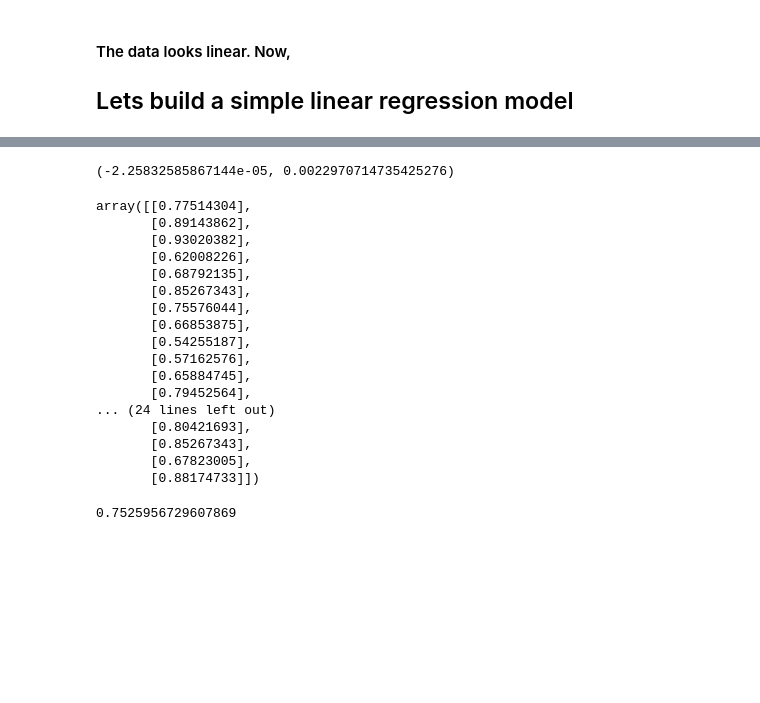
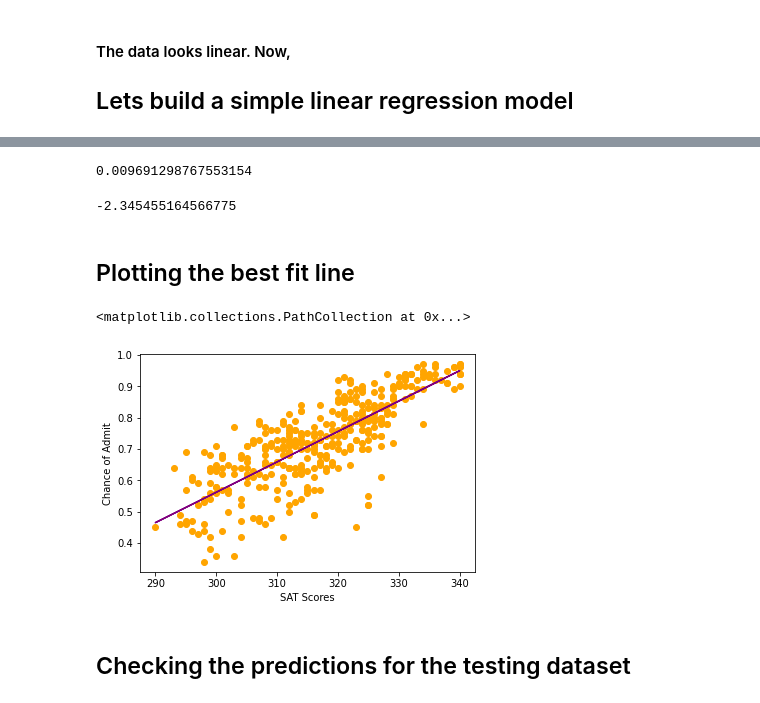
Before and after one commit to vedant-jad99/51-days-of-ML, a Jupyter notebook: Simple linear regression project/slr.ipynb, the cells around one changed output, grey strips where cells are left out. Drawn from its saved outputs; the diff is of its cells as text; code cells hidden in the pictures; blank space fills up the shorter version.

```diff
--- a/Simple linear regression project/slr.ipynb
+++ b/Simple linear regression project/slr.ipynb
@@ -127,0 +88,23 @@ class SimpleLinearRegression:
+# %%
+class SimpleLinearRegression:
+    def __init__(self, lr=0.001, epoch=10000, optimizer='grad'):
+        self.weight = 0.0
+        self.constant = 0.0
+        self.learning_rate = lr
+        self.epochs = epoch
+        self.optimizer = optimizer
+    def fit(self, X, y):
+        N = len(X)
+        maximum = max(X)
+        X = X/maximum
+        for _ in range(self.epochs):
+            y_pred = self.weight * X + self.constant
+            self.grad_descent(X, y, y_pred, N)
+        self.weight = self.weight/maximum
+    def predict(self, X):
+        return self.weight * X + self.constant
+    def grad_descent(self, X, y, y_pred, N):
+        dw = (y_pred - y).dot(X)
+        db = np.array(sum((y_pred - y)))
+        self.weight -= self.learning_rate * dw
+        self.constant -= self.learning_rate * db
@@ -132,31 +123,23 @@ X_test = np.array(X[-40:])
 # %%
+lr = SimpleLinearRegression(epoch=100000)
 lr.fit(X_train, y_train)
 # %%
-lr.constant, lr.weight
+lr.weight
 # %% [output]
-(-2.25832585867144e-05, 0.0022970714735425276)
+0.009691298767553154
-# %%
-lr.predict(X_test.reshape(-1, 1))
-# %% [output]
-array([[0.77514304],
-       [0.89143862],
-       [0.93020382],
-       [0.62008226],
-       [0.68792135],
-       [0.85267343],
-       [0.75576044],
-       [0.66853875],
-       [0.54255187],
-       [0.57162576],
-       [0.65884745],
-       [0.79452564],
-... (24 lines left out)
-       [0.80421693],
-       [0.85267343],
-       [0.67823005],
-       [0.88174733]])
-# %%
-from sklearn.metrics import r2_score
-r2_score(np.array(y[-40:]), lr.predict(X_test))
-# %% [output]
-0.7525956729607869
+# %%
+lr.constant
+# %% [output]
+-2.345455164566775
+# %% [markdown]
+## Plotting the best fit line
+# %%
+plt.plot(X_train, lr.weight * X_train + lr.constant, color="purple")
+plt.xlabel("SAT Scores")
+plt.ylabel("Chance of Admit")
+plt.scatter(X_train, y_train, color="orange")
+# %% [output]
+<matplotlib.collections.PathCollection at 0x...>
+[figure, added]
+# %% [markdown]
+## Checking the predictions for the testing dataset
```
Also changed, not shown: parts of 13 cells of this notebook.
